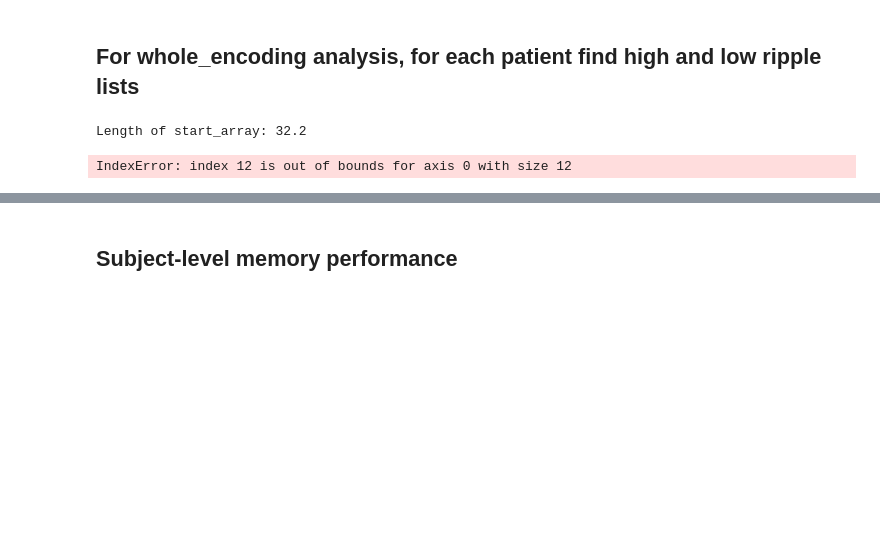
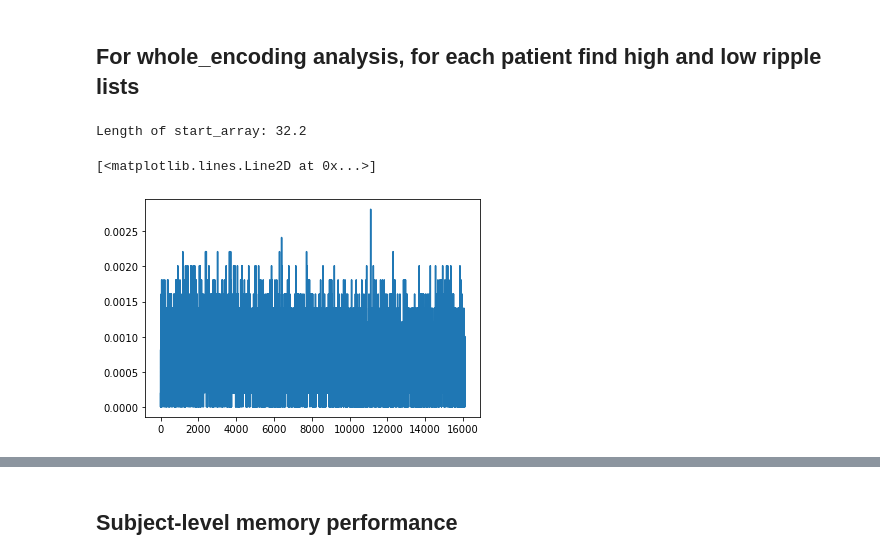
Before and after one commit to jjsakon/SWR, a Jupyter notebook: code/SWRanalysis-encoding.ipynb, the cells around one changed output, grey strips where cells are left out. Cells and saved outputs as stored; diff of their text form; code cells hidden in the pictures; blank space fills up the shorter version.

```diff
--- a/code/SWRanalysis-encoding.ipynb
+++ b/code/SWRanalysis-encoding.ipynb
@@ -507,60 +507,93 @@ Overall ripple rate: 0.341 Hz
 # %% [markdown]
 ## For whole_encoding analysis, for each patient find high and low ripple lists
 # %%
+def getHighLowRecallFromRipples(ripples_per_list,sub_list_recall_num_array):
+
+    # take list of ripples per trial and output list of correct recall number for high and low ripple lists
+    median_ripples = np.median(ripples_per_list)
+    high_ripple_idxs = findInd(ripples_per_list > median_ripples)
+    low_ripple_idxs = findInd(ripples_per_list <= median_ripples)
+    high_ripple = np.mean(np.array(sub_list_recall_num_array)[np.array(high_ripple_idxs)]) # recalls/list for sub's high ripple lists
+    low_ripple = np.mean(np.array(sub_list_recall_num_array)[np.array(low_ripple_idxs)]) # same for low ripple lists
+
+    return high_ripple,low_ripple
+
 # kept encoding period long enough for 12*(1.6)+11*(1.0)=30.2 s
 
-full_encoding_start_array = start_array[:,1000:] # remove 2 sec I added before alignment to first word
+min_lists = 20
 
 offset = 100
 presentation_time = 1600
 offset_sr = offset/sr_factor # offset of when to look at hippocampal data (in samples). E.g. want to look at word presentation from 100:1700 ms.
 presentation_sr = presentation_time/sr_factor
 
+full_encoding_start_array = start_array[:,1000:] # remove 2 sec I added before alignment to first word
 print('Length of start_array: '+str(np.round(np.shape(full_encoding_start_array)[1]/1000*2,2)))
+
+sub_recalls_per_list = []
 
 high_ripple_correct = []
 low_ripple_correct = []
-sub_recalls_per_list = []
+word_high_ripple_correct = []
+word_low_ripple_correct = []
+ISI_high_ripple_correct = []
+ISI_low_ripple_correct = []
+
+total_ISI_times = []
 
 for sub in np.unique(subject_name_array):
     sub_idxs = [sub in s for s in subject_name_array]
-    if sum(sub_idxs) > 1:
+    if sum(sub_idxs) >= min_lists:
         sub_start_array = full_encoding_start_array[sub_idxs]
         sub_subject_name_array = subject_name_array[sub_idxs]
         sub_session_name_array = session_name_array[sub_idxs]
         sub_list_recall_num_array = list_recall_num_array[sub_idxs]
         sub_encoded_word_times = encoded_word_key_array[sub_idxs]
 
         sub_recalls_per_list.append(np.mean(sub_list_recall_num_array)) # record overall recalls/list for sub
 
         # this gets you mean values across entirety of retrieval period
         # 0.875 is average of 0.75-1.0 s and there are 11 ISIs, so this grabs 2.0:30.825 s (first 2 seconds were added for plots)
         ripples_per_list = np.sum(sub_start_array[:,:int(1000+(1600*12/sr_factor)+(875*11/sr_factor))],1)
-        median_ripples = np.median(ripples_per_list)
-        high_ripple_idxs = findInd(ripples_per_list > median_ripples)
-        low_ripple_idxs = findInd(ripples_per_list <= median_ripples)
-        high_ripple_correct.append(np.mean(np.array(sub_list_recall_num_array)[np.array(high_ripple_idxs)])) # recalls/list for sub's high ripple lists
-        low_ripple_correct.append(np.mean(np.array(sub_list_recall_num_array)[np.array(low_ripple_idxs)])) # same for low ripple lists
+
+        high_ripple,low_ripple = getHighLowRecallFromRipples(ripples_per_list,sub_list_recall_num_array)
+        high_ripple_correct.append(high_ripple)
+        low_ripple_correct.append(low_ripple)
 
         # now want to split up word presentation and ISI periods by ripple rate
 
+        word_ripples_per_list = []
+        ISI_ripples_per_list = []
+
         for trial_num in range(len(sub_start_array)):
-            word_ripple_list = []
-            ISI_ripple_list = []
+            word_ripple_list = [];
+            ISI_ripple_list = [];
+            ISI_times = [] # accumulating these as a check
             for i_word,word_time in enumerate(sub_encoded_word_times[trial_num]):
                 # note that I already removed the 2 sec initial buffer at top
                 word_ripple_list.append(sum(sub_start_array[trial_num, int(word_time/sr_factor+offset_sr):
                                                             int(word_time/sr_factor+presentation_sr+offset_sr)]))
-                if i_word<len(sub_encoded_word_times[trial_num]-1): # last word doesn't have an ISI afterwards
+#                 word_times.append( (word_time/sr_factor+presentation_sr+offset_sr) - (word_time/sr_factor+offset_sr) ) # these are always 1600 by definition
+                if i_word<len(sub_encoded_word_times[trial_num])-1: # last word doesn't have an ISI afterwards
                     ISI_ripple_list.append(sum(sub_start_array[trial_num, int(word_time/sr_factor+presentation_sr+offset_sr):
                                                                int(sub_encoded_word_times[trial_num][i_word+1]/sr_factor+offset_sr)]))
+                    ISI_times.append( (sub_encoded_word_times[trial_num][i_word+1]/sr_factor+offset_sr) - (word_time/sr_factor+presentation_sr+offset_sr) )
             # now you have number of ripples in this trial for the 12 words and 11 ISIs
-            trial_word_ripples = sum(word_ripple_list)
-            trial_ISI_ripples = sum(ISI_ripple_list)
-            import ipdb; ipdb.set_trace()
+            word_ripples_per_list.append(sum(word_ripple_list))
+            ISI_ripples_per_list.append(sum(ISI_ripple_list))
+            total_ISI_times.extend(ISI_times) # ISI times seem to be more like 900 ms than 875 ms...likely some lag
+
+        # now have ripple rates for each trial for both words and ISIs
+        high_ripple,low_ripple = getHighLowRecallFromRipples(word_ripples_per_list,sub_list_recall_num_array)
+        word_high_ripple_correct.append(high_ripple)
+        word_low_ripple_correct.append(low_ripple)
+        high_ripple,low_ripple = getHighLowRecallFromRipples(ISI_ripples_per_list,sub_list_recall_num_array)
+        ISI_high_ripple_correct.append(high_ripple)
+        ISI_low_ripple_correct.append(low_ripple)
 
         a=1
 plot(np.mean(full_encoding_start_array,0))
 # %% [output]
 Length of start_array: 32.2
-IndexError: index 12 is out of bounds for axis 0 with size 12
+[<matplotlib.lines.Line2D at 0x...>]
+[figure, added]
```
Also changed, not shown: parts of 4 cells of this notebook, 3 other files.
